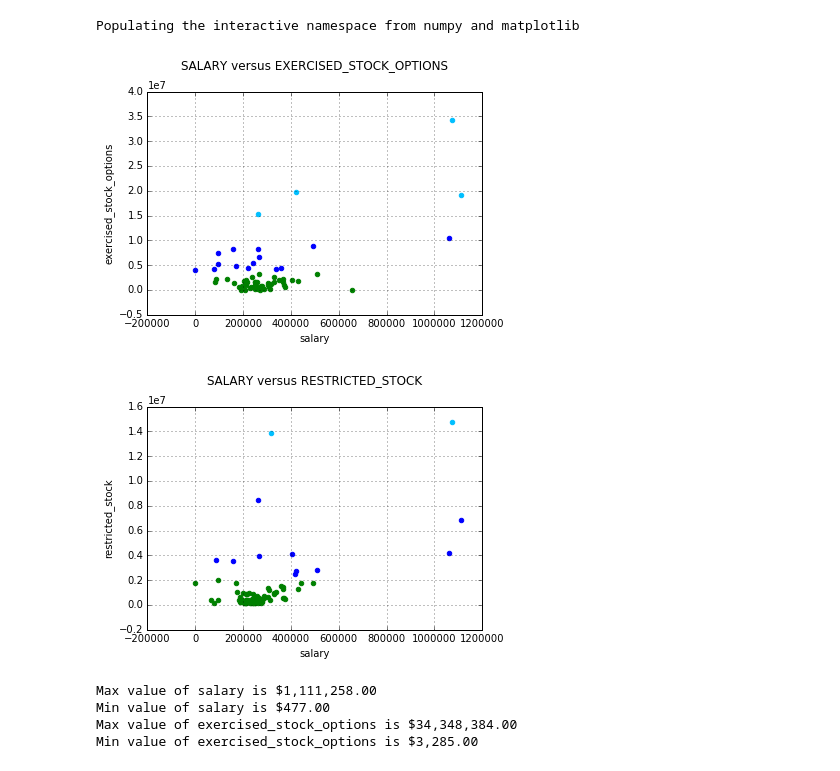
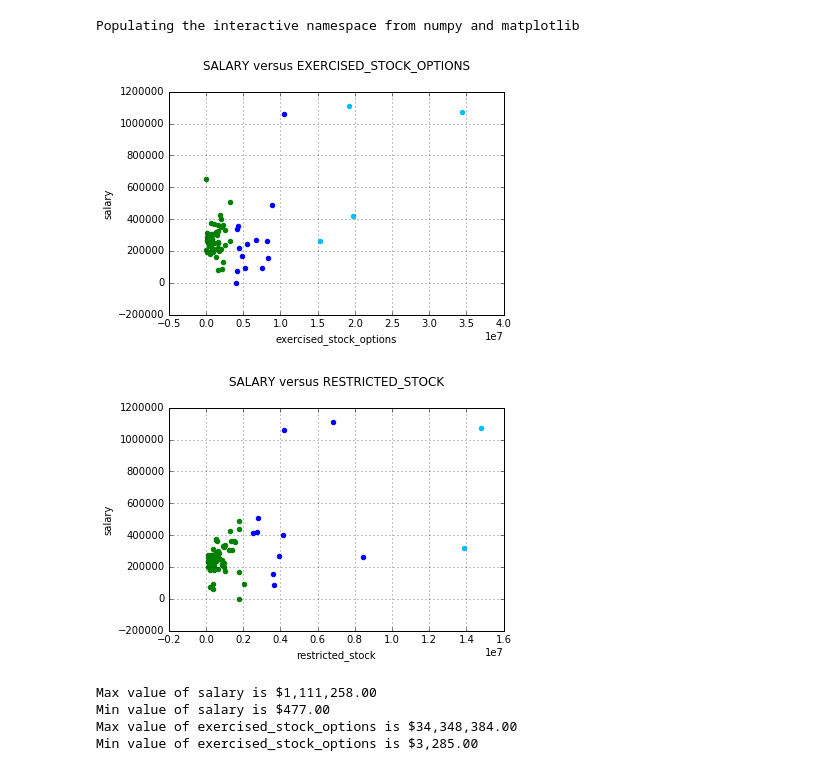
Before and after one commit to omoju/udacityUd120Lessons, a Jupyter notebook: Clustering.ipynb, the cells around one changed output. Drawn from its saved outputs; the diff is of its cells as text; code cells hidden in the pictures.

```diff
--- a/Clustering.ipynb
+++ b/Clustering.ipynb
@@ -22,35 +22,35 @@ feature_3 = "restricted_stock"
 # %%
 ### the input features we want to use
 ### can be any key in the person-level dictionary (salary, director_fees, etc.)
 
-features_list = [poi, feature_1, feature_2] #
+features_list = [poi, feature_2, feature_1] #
 data = featureFormat(data_dict, features_list, remove_any_zeroes=True)
 _, finance_features = targetFeatureSplit( data )
 
 ### cluster here; create predictions of the cluster labels
 ### for the data and store them to a list called pred
 
 from sklearn.cluster import KMeans
 km = KMeans(n_clusters=3, n_init=100, max_iter=500)
 km.fit(finance_features)
 pred = km.predict(finance_features)
 
 colors = ["g", "deepskyblue", "b", "m", "k"]
 
 for i, point in enumerate(finance_features):
     x = point[0]
     y = point[1]
     plt.scatter(x, y, color = colors[pred[i]])
 
 plt.xlabel(features_list[1])
 plt.ylabel(features_list[2])
 plt.grid(True)
-plt.title(features_list[1].upper()+' versus '+features_list[2].upper(), y=1.08)
+plt.title(features_list[2].upper()+' versus '+features_list[1].upper(), y=1.08)
 plt.show()
 # %% [output]
-[figure, old version]
+[figure, new version]
 # %%
-features_list = [poi, feature_1, feature_3]
+features_list = [poi, feature_3, feature_1]
 data = featureFormat(data_dict, features_list, remove_any_zeroes=True)
 _, finance_features = targetFeatureSplit( data )
 
@@ -72,10 +72,10 @@ for i, point in enumerate(finance_features):
 plt.xlabel(features_list[1])
 plt.ylabel(features_list[2])
 plt.grid(True)
-plt.title(features_list[1].upper()+' versus '+features_list[2].upper(), y=1.08)
+plt.title(features_list[2].upper()+' versus '+features_list[1].upper(), y=1.08)
 plt.show()
 # %% [output]
-[figure, old version]
+[figure, new version]
 # %%
 ### Find min/max values to help with feature scaling
 
```
